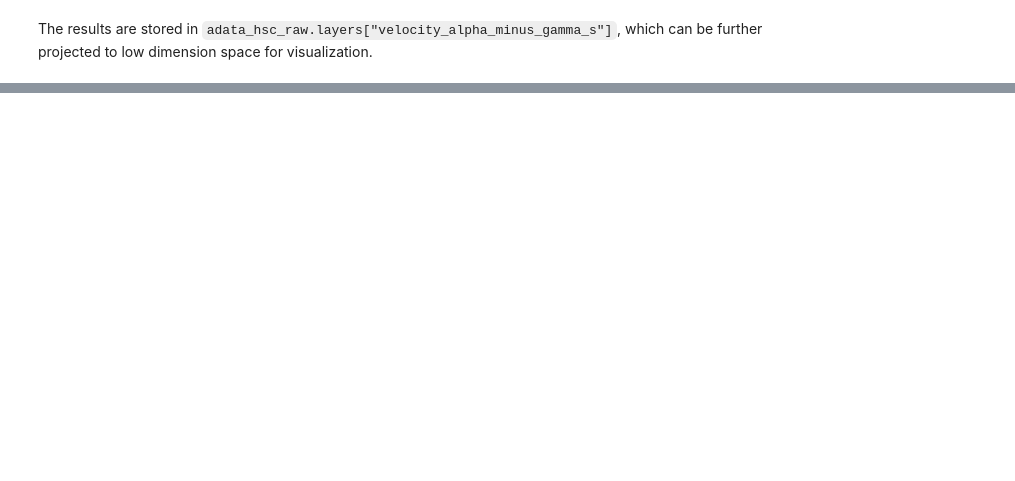
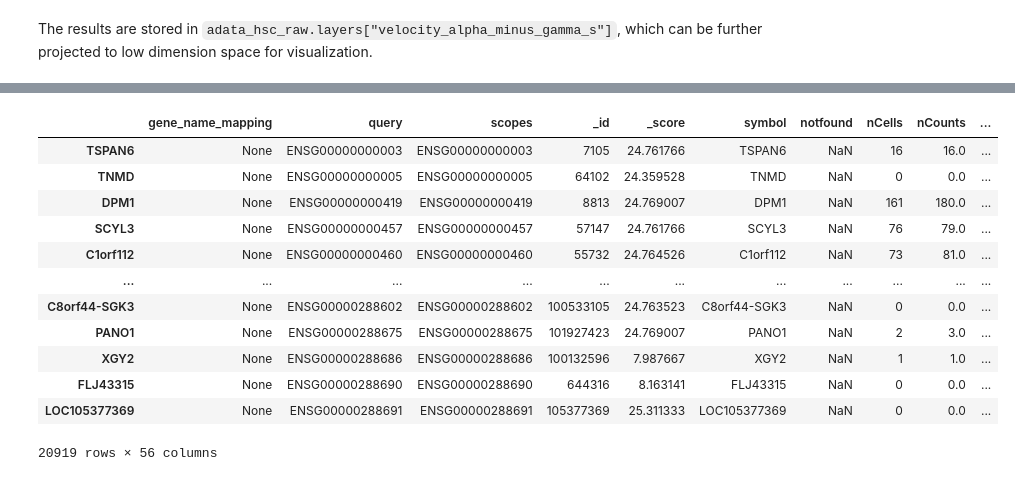
Before and after one commit to aristoteleo/dynamo-tutorials, a Jupyter notebook: tutorial_hsc_velocity.ipynb, the cells around one changed output, grey strips where cells are left out. Cells and saved outputs as stored; diff of their text form; code cells hidden in the pictures; blank space fills up the shorter version.

```diff
--- a/tutorial_hsc_velocity.ipynb
+++ b/tutorial_hsc_velocity.ipynb
@@ -177,0 +190,16 @@ dyn.pl.streamline_plot(
+# %%
+adata_hsc_raw.var_
+# %% [output]
+|  | gene_name_mapping | query | scopes | _id | _score | symbol | notfound | nCells | nCounts | ... |
+| TSPAN6 | None | ENSG00000000003 | ENSG00000000003 | 7105 | 24.761766 | TSPAN6 | NaN | 16 | 16.0 | ... |
+| TNMD | None | ENSG00000000005 | ENSG00000000005 | 64102 | 24.359528 | TNMD | NaN | 0 | 0.0 | ... |
+| DPM1 | None | ENSG00000000419 | ENSG00000000419 | 8813 | 24.769007 | DPM1 | NaN | 161 | 180.0 | ... |
+| SCYL3 | None | ENSG00000000457 | ENSG00000000457 | 57147 | 24.761766 | SCYL3 | NaN | 76 | 79.0 | ... |
+| C1orf112 | None | ENSG00000000460 | ENSG00000000460 | 55732 | 24.764526 | C1orf112 | NaN | 73 | 81.0 | ... |
+| ... | ... | ... | ... | ... | ... | ... | ... | ... | ... | ... |
+| C8orf44-SGK3 | None | ENSG00000288602 | ENSG00000288602 | 100533105 | 24.763523 | C8orf44-SGK3 | NaN | 0 | 0.0 | ... |
+| PANO1 | None | ENSG00000288675 | ENSG00000288675 | 101927423 | 24.769007 | PANO1 | NaN | 2 | 3.0 | ... |
+| XGY2 | None | ENSG00000288686 | ENSG00000288686 | 100132596 | 7.987667 | XGY2 | NaN | 1 | 1.0 | ... |
+| FLJ43315 | None | ENSG00000288690 | ENSG00000288690 | 644316 | 8.163141 | FLJ43315 | NaN | 0 | 0.0 | ... |
+| LOC105377369 | None | ENSG00000288691 | ENSG00000288691 | 105377369 | 25.311333 | LOC105377369 | NaN | 0 | 0.0 | ... |
+20919 rows × 56 columns
```
Also changed, not shown: parts of 21 cells of this notebook, 1 other file.
